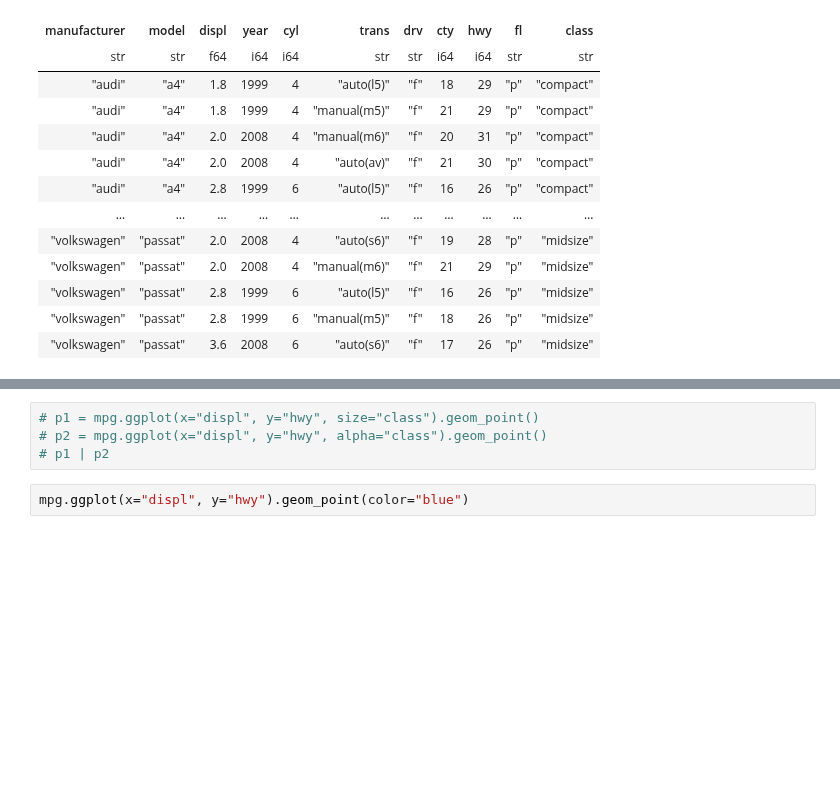
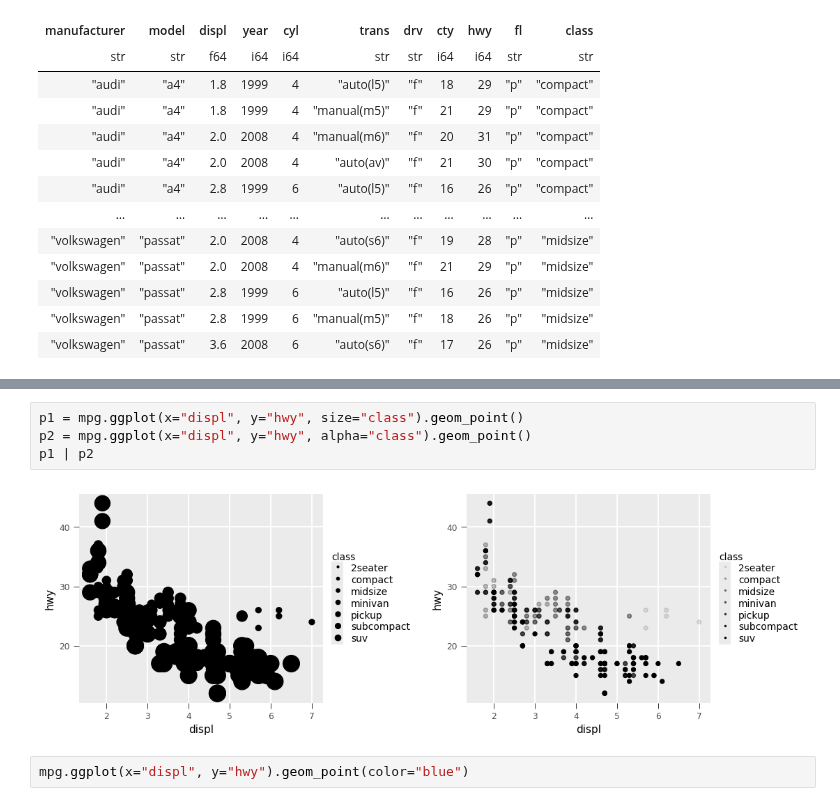
Before and after one commit to huangziwei/hea, a Jupyter notebook: example/books/dataframe.ipynb, the cells around one changed output, grey strips where cells are left out. Drawn from its saved outputs; the diff is of its cells as text; blank space fills up the shorter version.

```diff
--- a/example/books/dataframe.ipynb
+++ b/example/books/dataframe.ipynb
@@ -1065,7 +1065,9 @@ p1 | p2
 # %%
-# p1 = mpg.ggplot(x="displ", y="hwy", size="class").geom_point()
-# p2 = mpg.ggplot(x="displ", y="hwy", alpha="class").geom_point()
-# p1 | p2
+p1 = mpg.ggplot(x="displ", y="hwy", size="class").geom_point()
+p2 = mpg.ggplot(x="displ", y="hwy", alpha="class").geom_point()
+p1 | p2
+# %% [output]
+[figure, added]
 # %%
 mpg.ggplot(x="displ", y="hwy").geom_point(color="blue")
 # %% [output]
```
Also changed, not shown: parts of 26 cells of this notebook, 7 other files.
